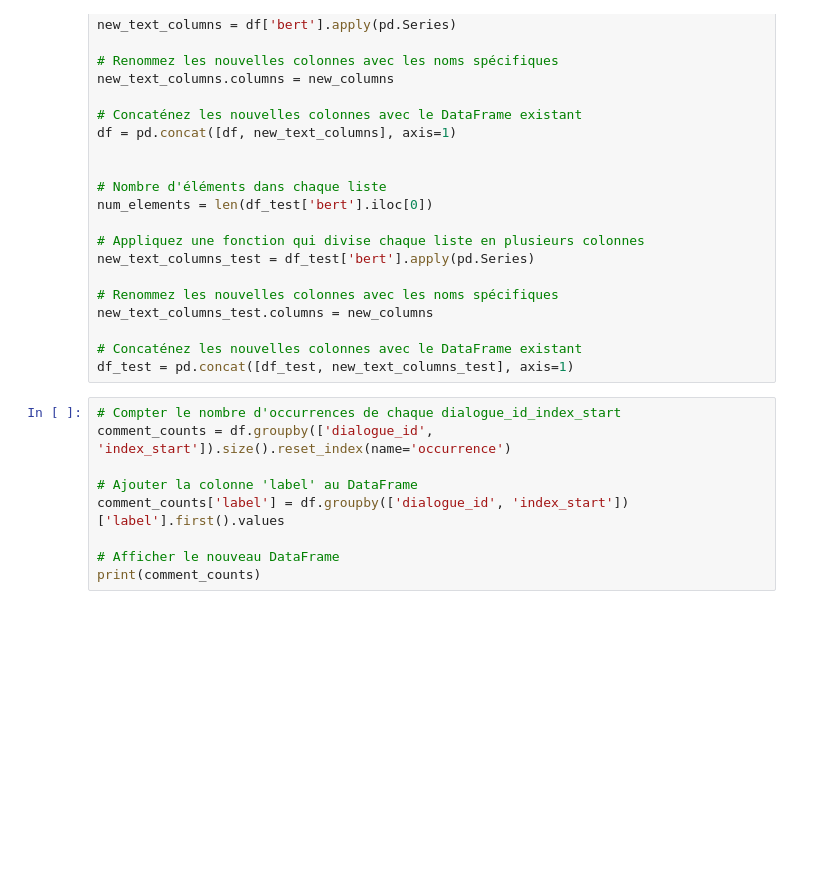
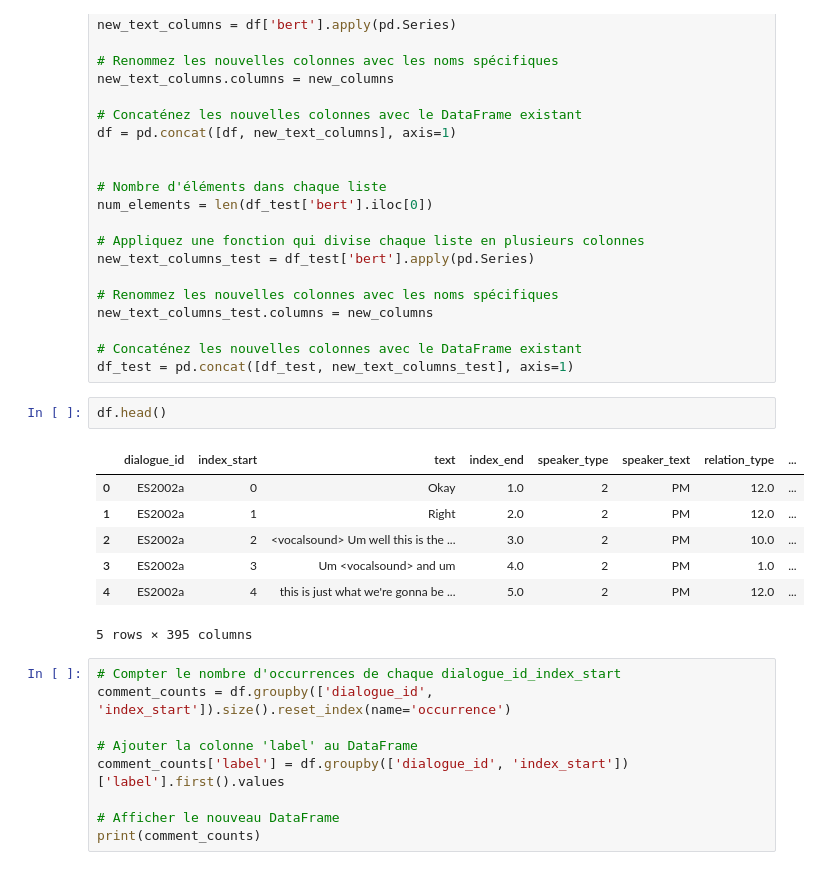
Before and after one commit to juliencollard2001/INF554-AJA, a Jupyter notebook: arnaud/dataframe_creation.ipynb, the cells around one changed output. Drawn from its saved outputs; the diff is of its cells as text; blank space fills up the shorter version.

```diff
--- a/arnaud/dataframe_creation.ipynb
+++ b/arnaud/dataframe_creation.ipynb
@@ -231,6 +140,16 @@ new_text_columns_test.columns = new_columns
 
 # Concaténez les nouvelles colonnes avec le DataFrame existant
 df_test = pd.concat([df_test, new_text_columns_test], axis=1)
+# %%
+df.head()
+# %% [output]
+|  | dialogue_id | index_start | text | index_end | speaker_type | speaker_text | relation_type | ... |
+| 0 | ES2002a | 0 | Okay | 1.0 | 2 | PM | 12.0 | ... |
+| 1 | ES2002a | 1 | Right | 2.0 | 2 | PM | 12.0 | ... |
+| 2 | ES2002a | 2 | <vocalsound> Um well this is the ... | 3.0 | 2 | PM | 10.0 | ... |
+| 3 | ES2002a | 3 | Um <vocalsound> and um | 4.0 | 2 | PM | 1.0 | ... |
+| 4 | ES2002a | 4 | this is just what we're gonna be ... | 5.0 | 2 | PM | 12.0 | ... |
+5 rows × 395 columns
 # %%
 # Compter le nombre d'occurrences de chaque dialogue_id_index_start
 comment_counts = df.groupby(['dialogue_id', 'index_start']).size().reset_index(name='occurrence')
```
Also changed, not shown: parts of 11 cells of this notebook.
